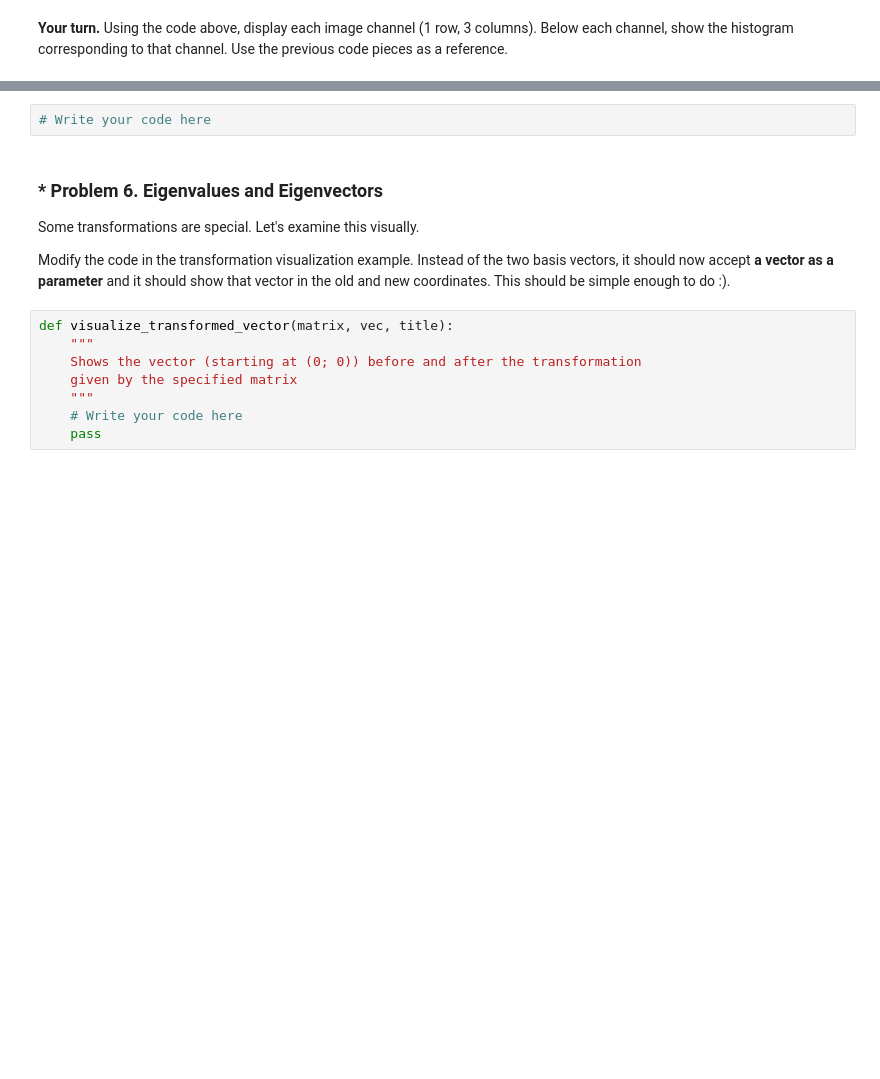
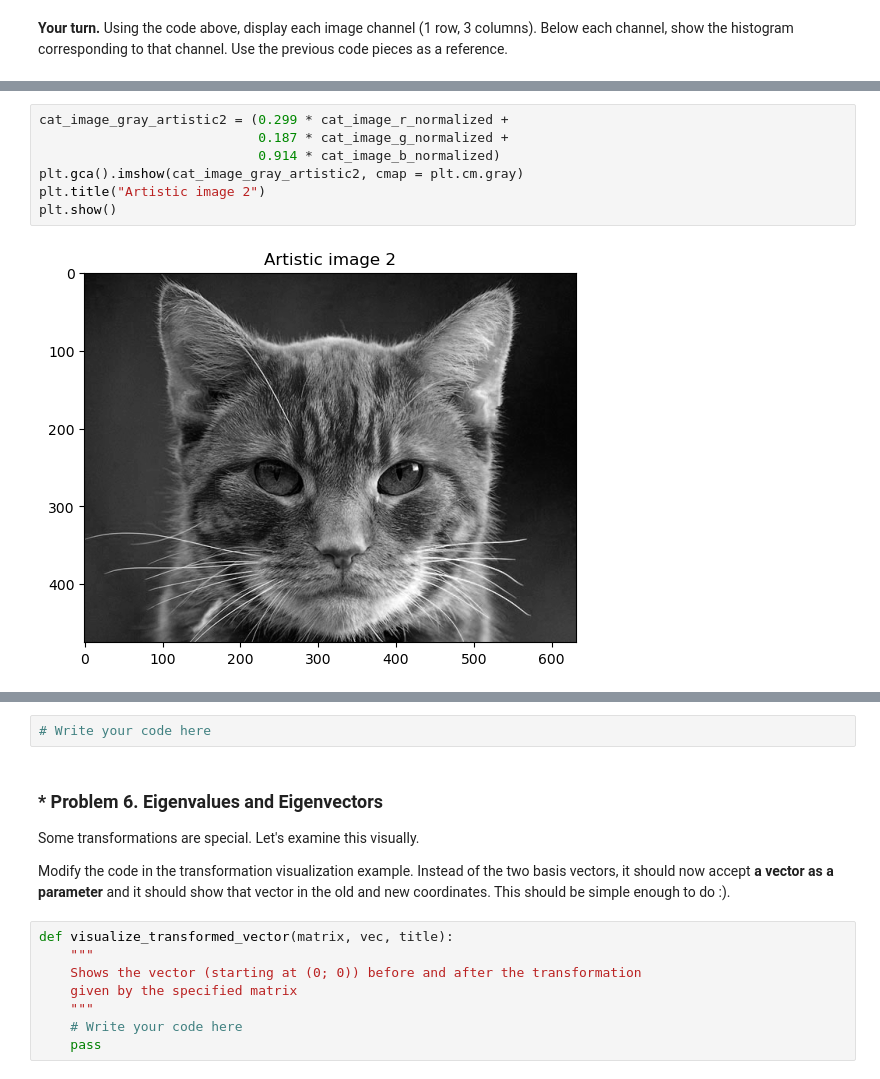
Before and after one commit to tproykov/MathsForDevelopers, a Jupyter notebook: 03.LinearAlgebra/Linear Algebra Exercise.ipynb, the cells around one changed output, grey strips where cells are left out. Cells and saved outputs as stored; diff of their text form; blank space fills up the shorter version.

```diff
--- a/03.LinearAlgebra/Linear Algebra Exercise.ipynb
+++ b/03.LinearAlgebra/Linear Algebra Exercise.ipynb
@@ -578,0 +627,9 @@ plt.show()
+# %%
+cat_image_gray_artistic2 = (0.299 * cat_image_r_normalized +
+                            0.187 * cat_image_g_normalized +
+                            0.914 * cat_image_b_normalized)
+plt.gca().imshow(cat_image_gray_artistic2, cmap = plt.cm.gray)
+plt.title("Artistic image 2")
+plt.show()
+# %% [output]
+[figure, added]
```
Also changed, not shown: parts of 11 cells of this notebook, 1 other file.
